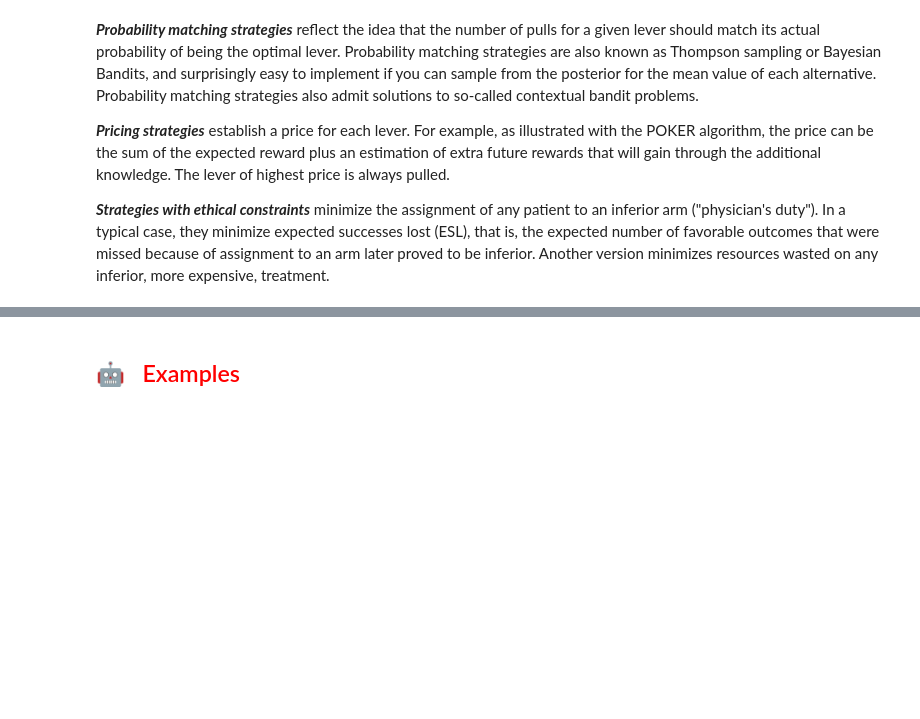
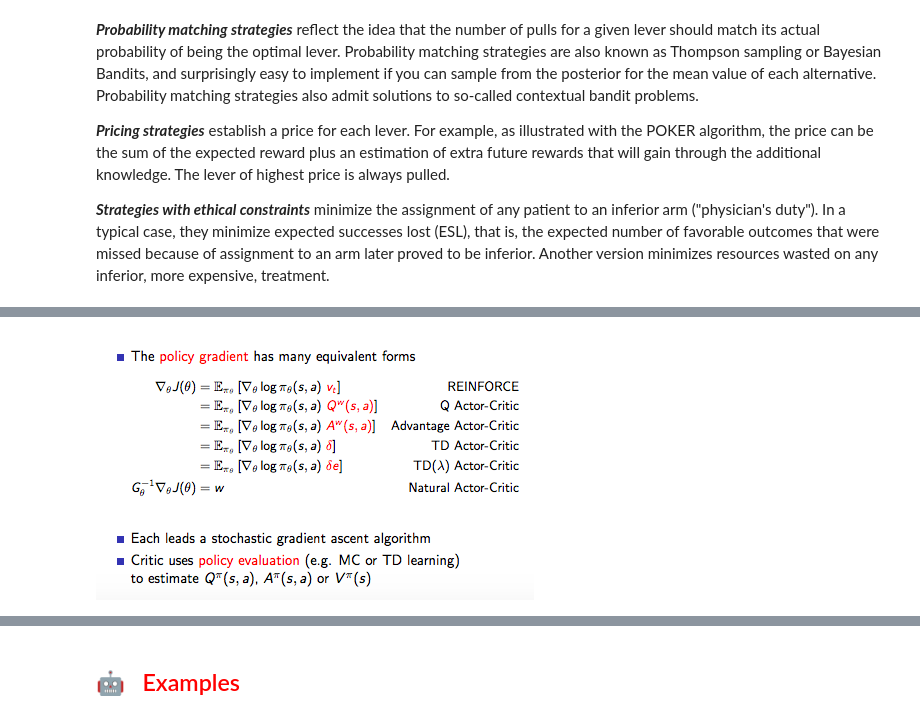
Before and after one commit to OlgaBelitskaya/reflections, a Jupyter notebook: ud600/reflections-ud600-7-8.ipynb, the cells around one changed output, grey strips where cells are left out. Cells and saved outputs as stored; diff of their text form; code cells hidden in the pictures; blank space fills up the shorter version.

```diff
--- a/ud600/reflections-ud600-7-8.ipynb
+++ b/ud600/reflections-ud600-7-8.ipynb
@@ -193,0 +248,4 @@ Bayes Optimal Exploration
+# %%
+Image('7-8_06.png')
+# %% [output]
+[figure, added]
```
Also changed, not shown: parts of 17 cells of this notebook.
